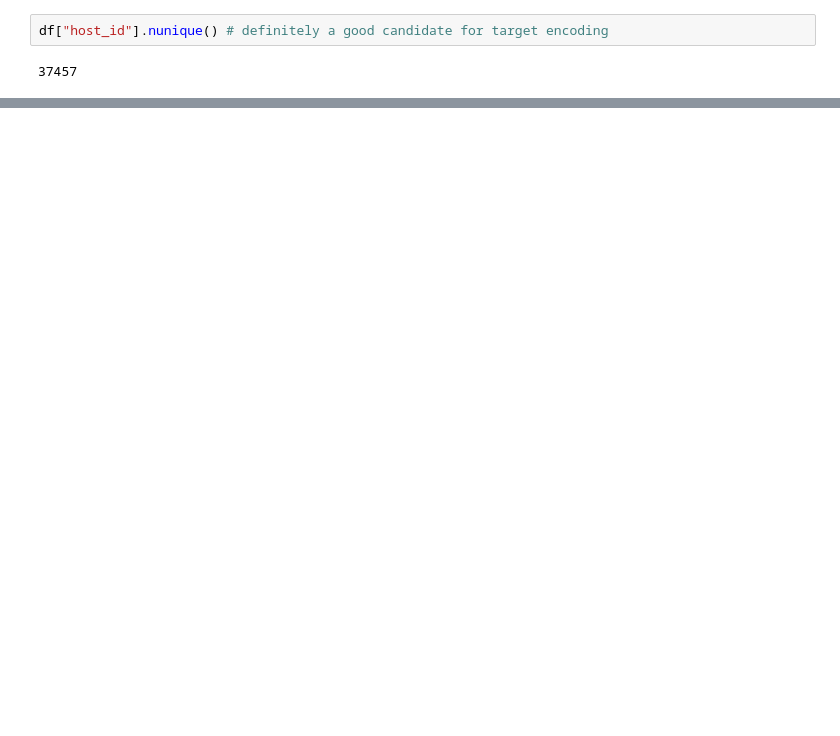
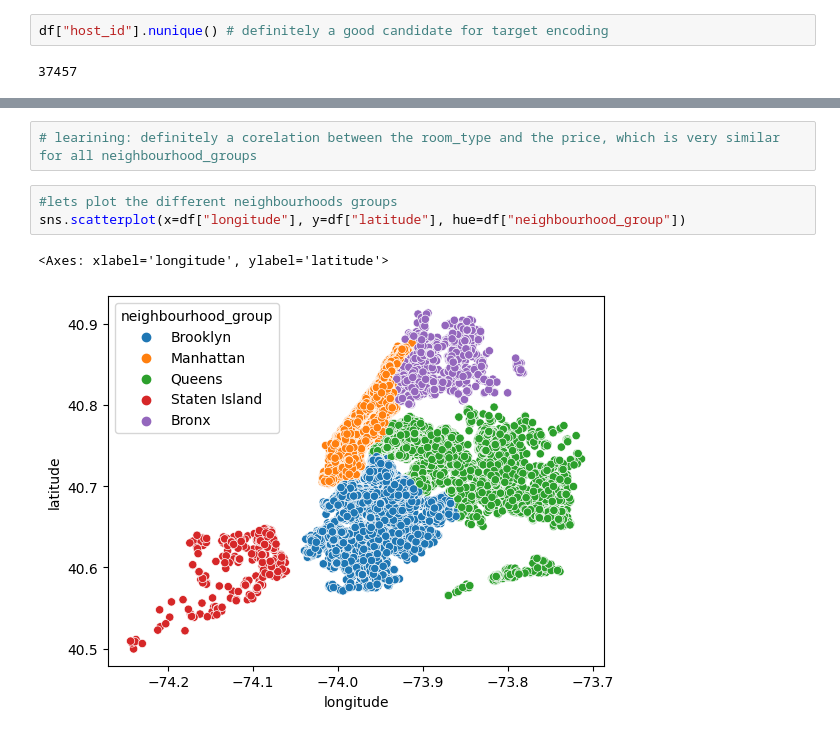
Before and after one commit to IlyasTcr/new-york-airbnb, a Jupyter notebook: main.ipynb, the cells around one changed output, grey strips where cells are left out. Drawn from its saved outputs; the diff is of its cells as text; blank space fills up the shorter version.

```diff
--- a/main.ipynb
+++ b/main.ipynb
@@ -161,0 +156,8 @@ df[["name"]].iloc[550:600]
+# %%
+# learining: definitely a corelation between the room_type and the price, which is very similar for all neighbourhood_groups
+# %%
+#lets plot the different neighbourhoods groups
+sns.scatterplot(x=df["longitude"], y=df["latitude"], hue=df["neighbourhood_group"])
+# %% [output]
+<Axes: xlabel='longitude', ylabel='latitude'>
+[figure, added]
```
Also changed, not shown: parts of 18 cells of this notebook.
